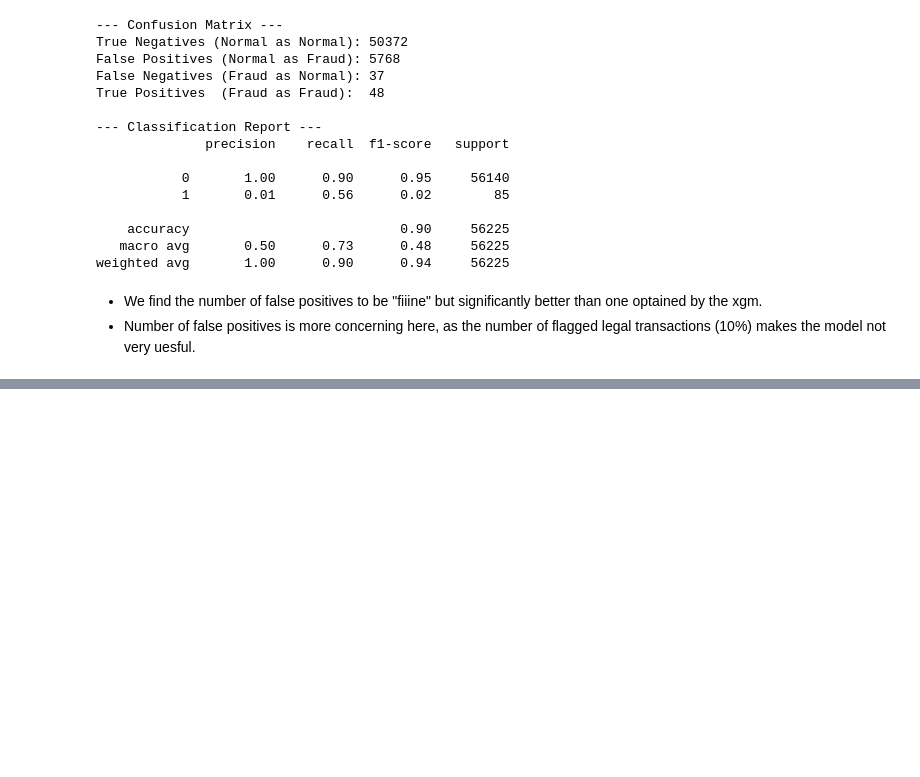
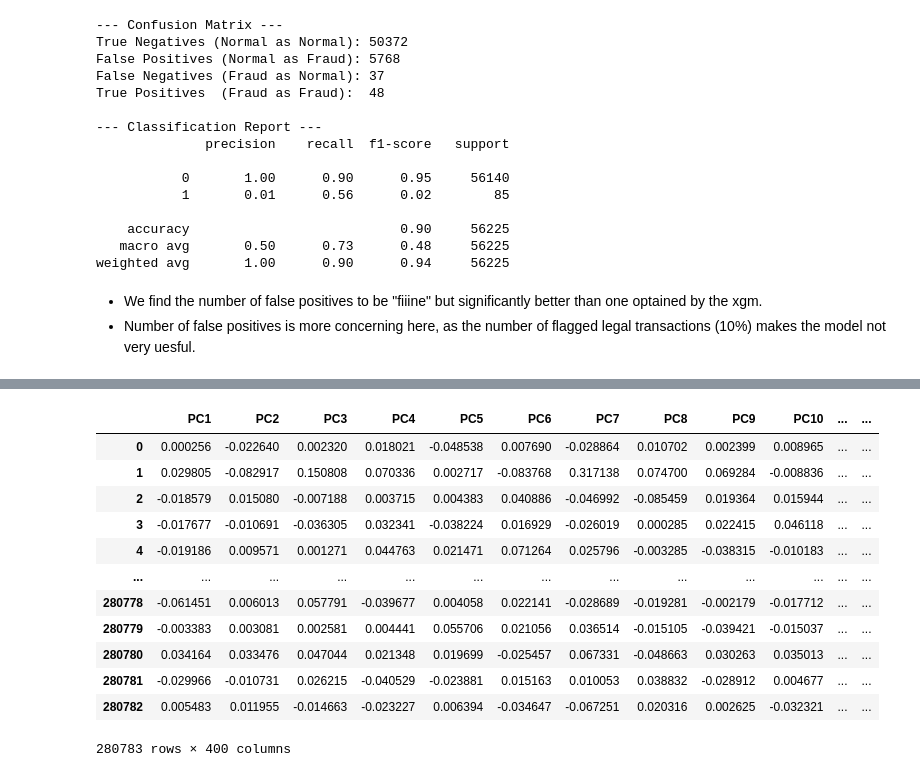
Before and after one commit to daansku/dsp-op, a Jupyter notebook: cc fraud/scripts/shit_cluster.ipynb, the cells around one changed output, grey strips where cells are left out. Drawn from its saved outputs; the diff is of its cells as text; code cells hidden in the pictures; blank space fills up the shorter version.

```diff
--- a/cc fraud/scripts/shit_cluster.ipynb
+++ b/cc fraud/scripts/shit_cluster.ipynb
@@ -174,0 +233,14 @@ weighted avg       1.00      0.90      0.94     56225
+# %%
+rbf_features = RBFSampler(
+    gamma=1.0,
+    n_components=1000,
+    random_state=42
+)
+
+Z = rbf_features.fit_transform(X_worst)
+
+
+#for i in range(1000):
+#    p = PCA(n_components=i+1)
+#    p.fit(Z)
+#    print(p.explained_variance_ratio_.sum())
@@ -174,0 +255,3 @@ weighted avg       1.00      0.90      0.94     56225
+# %%
+pca = PCA(n_components=400)
+X_reduced = pca.fit_transform(Z)
@@ -174,0 +272,17 @@ weighted avg       1.00      0.90      0.94     56225
+# %%
+X_reduced_df = pd.DataFrame(X_reduced, columns=[f'PC{i+1}' for i in range(400)])
+X_reduced_df
+# %% [output]
+|  | PC1 | PC2 | PC3 | PC4 | PC5 | PC6 | PC7 | PC8 | PC9 | PC10 | ... | ... |
+| 0 | 0.000256 | -0.022640 | 0.002320 | 0.018021 | -0.048538 | 0.007690 | -0.028864 | 0.010702 | 0.002399 | 0.008965 | ... | ... |
+| 1 | 0.029805 | -0.082917 | 0.150808 | 0.070336 | 0.002717 | -0.083768 | 0.317138 | 0.074700 | 0.069284 | -0.008836 | ... | ... |
+| 2 | -0.018579 | 0.015080 | -0.007188 | 0.003715 | 0.004383 | 0.040886 | -0.046992 | -0.085459 | 0.019364 | 0.015944 | ... | ... |
+| 3 | -0.017677 | -0.010691 | -0.036305 | 0.032341 | -0.038224 | 0.016929 | -0.026019 | 0.000285 | 0.022415 | 0.046118 | ... | ... |
+| 4 | -0.019186 | 0.009571 | 0.001271 | 0.044763 | 0.021471 | 0.071264 | 0.025796 | -0.003285 | -0.038315 | -0.010183 | ... | ... |
+| ... | ... | ... | ... | ... | ... | ... | ... | ... | ... | ... | ... | ... |
+| 280778 | -0.061451 | 0.006013 | 0.057791 | -0.039677 | 0.004058 | 0.022141 | -0.028689 | -0.019281 | -0.002179 | -0.017712 | ... | ... |
+| 280779 | -0.003383 | 0.003081 | 0.002581 | 0.004441 | 0.055706 | 0.021056 | 0.036514 | -0.015105 | -0.039421 | -0.015037 | ... | ... |
+| 280780 | 0.034164 | 0.033476 | 0.047044 | 0.021348 | 0.019699 | -0.025457 | 0.067331 | -0.048663 | 0.030263 | 0.035013 | ... | ... |
+| 280781 | -0.029966 | -0.010731 | 0.026215 | -0.040529 | -0.023881 | 0.015163 | 0.010053 | 0.038832 | -0.028912 | 0.004677 | ... | ... |
+| 280782 | 0.005483 | 0.011955 | -0.014663 | -0.023227 | 0.006394 | -0.034647 | -0.067251 | 0.020316 | 0.002625 | -0.032321 | ... | ... |
+280783 rows × 400 columns
```
Also changed, not shown: parts of 14 cells of this notebook.
